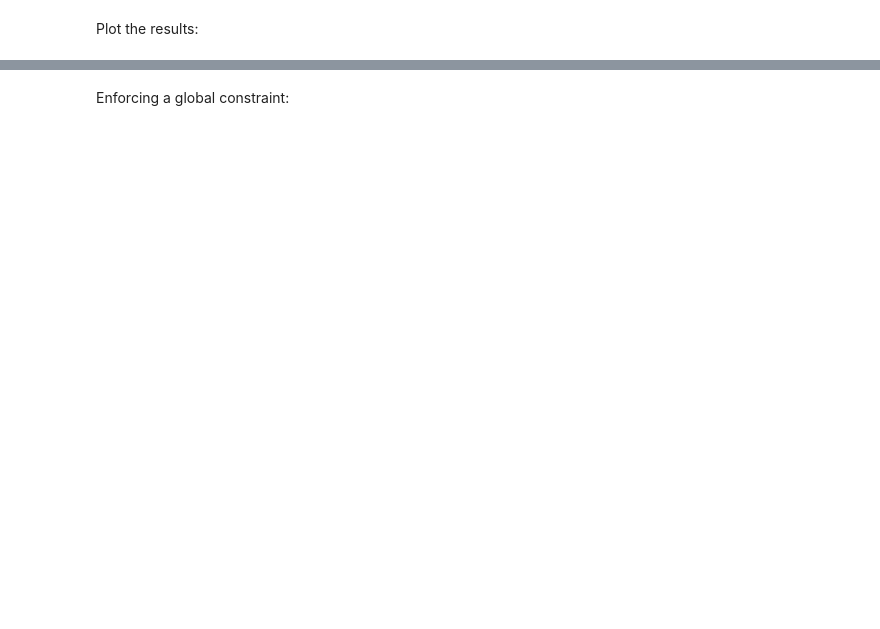
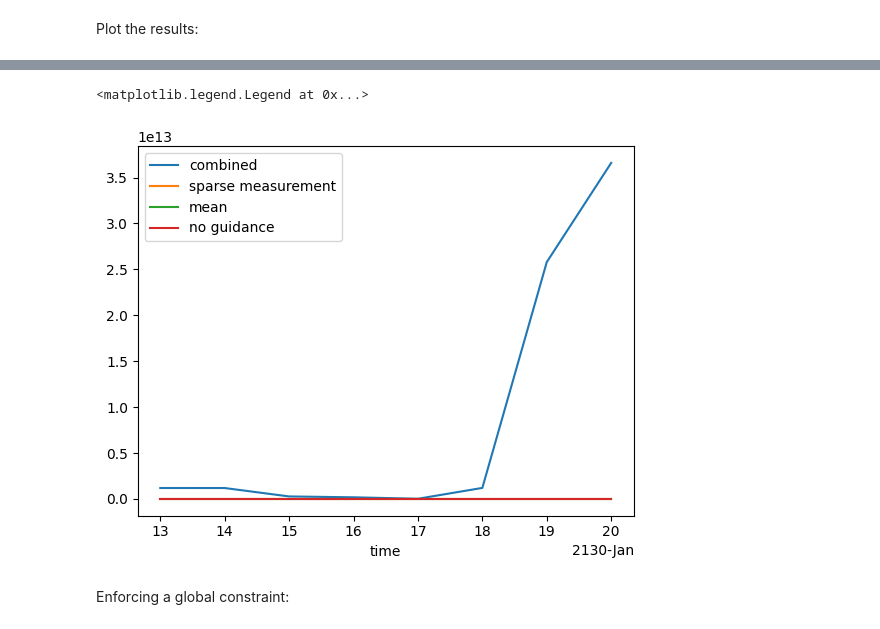
Before and after one commit to Sindhu-Vasireddy/DiffusionRestoration, a Jupyter notebook: notebooks/Constrained-vorticity-sampling.ipynb, the cells around one changed output, grey strips where cells are left out. Drawn from its saved outputs; the diff is of its cells as text; code cells hidden in the pictures; blank space fills up the shorter version.

```diff
--- a/notebooks/Constrained-vorticity-sampling.ipynb
+++ b/notebooks/Constrained-vorticity-sampling.ipynb
@@ -159,3 +185,24 @@ plot_time_series(sim.target_test[2+start:, :h_crop, :w_crop], num_steps=num_step
+# %%
+#RMSE
+def rmse(results, grnd_truth):
+    rmse =np.mean((results-grnd_truth)**2,axis=(1,2))
+    np.sqrt(rmse)
+    return rmse
+# %%
+rmse_combined = rmse(results_combined,sim.target_test[2+start:,:,:])
+rmse_guidance_sparse = rmse(results,sim.target_test[2+start:,:,:])
+rmse_guidance_mean = rmse(results_mean,sim.target_test[2+start:,:,:])
+rmse_no_guidance = rmse(results_no_guidance,sim.target_test[2+start:,:,:])
+# %%
+rmse_combined.plot(label="combined")
+rmse_guidance_sparse.plot(label="sparse measurement")
+rmse_guidance_mean.plot(label="mean")
+rmse_no_guidance.plot(label="no guidance")
+
+plt.legend()
+# %% [output]
+<matplotlib.legend.Legend at 0x...>
+[figure, added]
 # %% [markdown]
 Enforcing a global constraint:
 # %%
```
Also changed, not shown: parts of 13 cells of this notebook.
